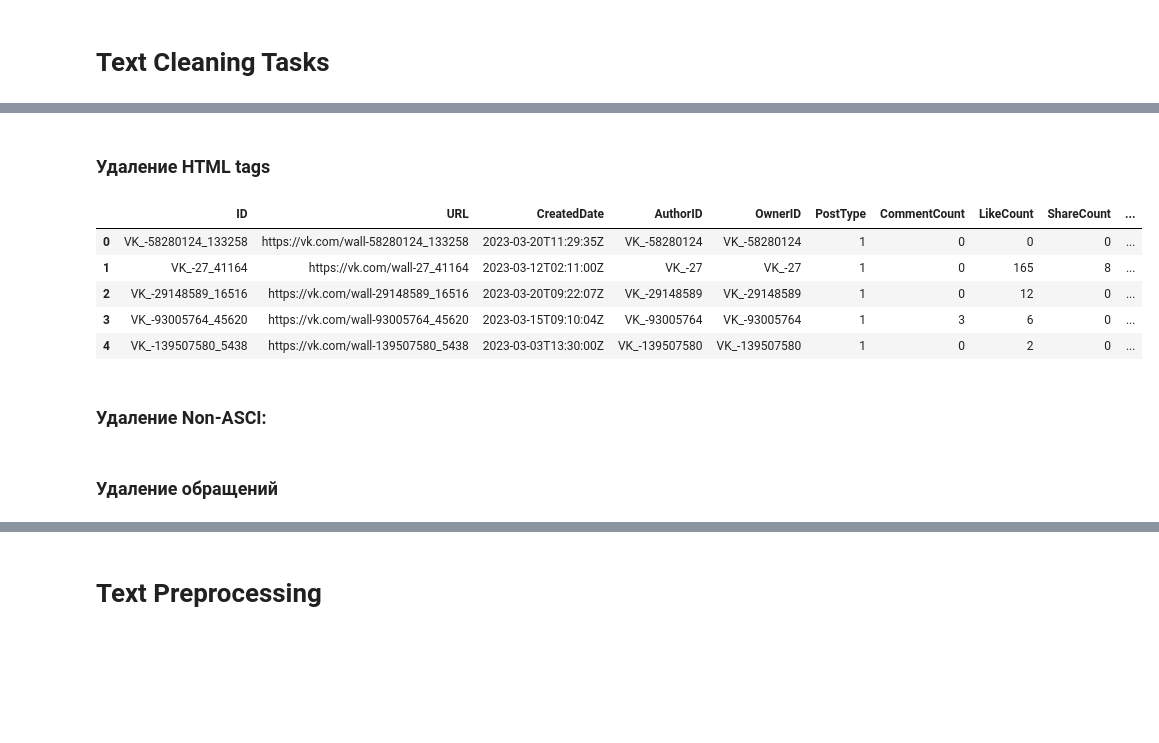
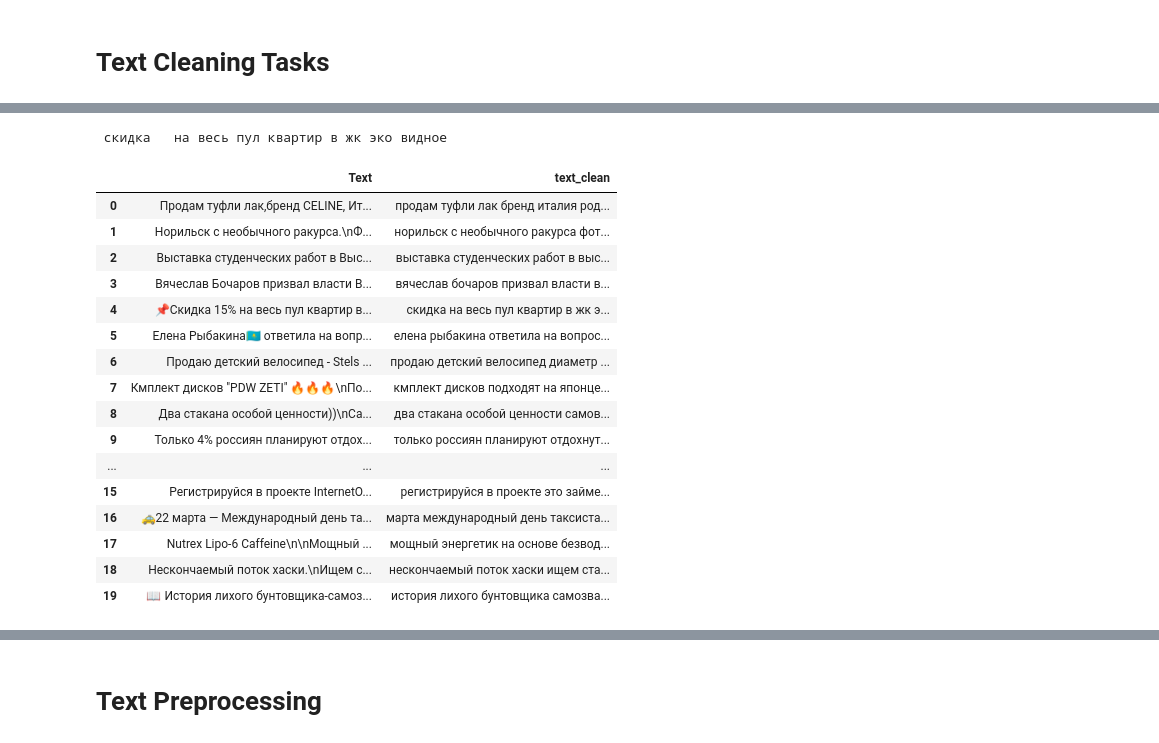
Before and after one commit to mr1er0y/VK_Topic_modeling, a Jupyter notebook: lab_work.ipynb, the cells around one changed output, grey strips where cells are left out. Saved outputs shown, nothing was run; the diff lists cells and outputs as text; code cells hidden in the pictures; blank space fills up the shorter version.

```diff
--- a/lab_work.ipynb
+++ b/lab_work.ipynb
@@ -196,5 +205,0 @@ def remove_URL(text):
-# %%
-# remove urls from the text
-df["text_clean"] = df["text_clean"].apply(lambda x: remove_URL(x))
-# %% [markdown]
-### Удаление HTML tags
@@ -208,14 +206,58 @@ def remove_html(text):
-# %%
-# remove html from the text
-df["text_clean"] = df["text_clean"].apply(lambda x: remove_html(x))
+# %%
+def text_cleaning(text, remove_punct=True):
+    text = text.lower()
+
+    # Change Ёё to е
+    text = re.sub('[Ёё]', 'е',  text)
+
+    # Remove the links
+    text = re.sub(r"https?://\S+|www\.\S+", "", text)
+
+    # Remove the html
+    html = re.compile(r"<.*?>|&([a-z0-9]+|#[0-9]{1,6}|#x[0-9a-f]{1,6});")
+    text = re.sub(html, "", text)
+
+    # Удаление обращений в потсах в ВК
+    text = re.sub(r'\[.*?\]', '', text)
+
+    # Оставляем только русские симовлы
+    text = re.sub(r'[^а-яА-Я!"$%&\'()*+,./:;=#@?[\\^_`{|}~-]+', r' ', text)
+    if remove_punct:
+        # Remove the punctuation
+        text = re.sub(r'[]!"$%&\'()*+,./:;=#@?[\\^_`{|}~-]+', " ", text)
+    return text
+
+print(text_cleaning("📌Скидка 15% на весь пул квартир в ЖК Эко Видное"))
+# %% [output]
+ скидка   на весь пул квартир в жк эко видное
+# %%
+df["text_clean"] = df["Text"].apply(text_cleaning)
+
+# Удаляем все строки, где текст отсутствует
+df = df[df["text_clean"].str.strip() != ""]
+
+# Удаляем дубликаты
+df = df.drop_duplicates("text_clean")
+df = df[df["text_clean"].apply(lambda x: len(x)) > 30]
+
+assert sum(df.duplicated("text_clean", keep=False)) == 0, "Дубликатов не должно быть"
 # %%
-df.head(5)
+df[["Text", "text_clean"]].head(20)
 # %% [output]
-|  | ID | URL | CreatedDate | AuthorID | OwnerID | PostType | CommentCount | LikeCount | ShareCount | ... |
-| 0 | VK_-58280124_133258 | https://vk.com/wall-58280124_133258 | 2023-03-20T11:29:35Z | VK_-58280124 | VK_-58280124 | 1 | 0 | 0 | 0 | ... |
-| 1 | VK_-27_41164 | https://vk.com/wall-27_41164 | 2023-03-12T02:11:00Z | VK_-27 | VK_-27 | 1 | 0 | 165 | 8 | ... |
-| 2 | VK_-29148589_16516 | https://vk.com/wall-29148589_16516 | 2023-03-20T09:22:07Z | VK_-29148589 | VK_-29148589 | 1 | 0 | 12 | 0 | ... |
-| 3 | VK_-93005764_45620 | https://vk.com/wall-93005764_45620 | 2023-03-15T09:10:04Z | VK_-93005764 | VK_-93005764 | 1 | 3 | 6 | 0 | ... |
-| 4 | VK_-139507580_5438 | https://vk.com/wall-139507580_5438 | 2023-03-03T13:30:00Z | VK_-139507580 | VK_-139507580 | 1 | 0 | 2 | 0 | ... |
+|  | Text | text_clean |
+| 0 | Продам туфли лак,бренд CELINE, Ит... | продам туфли лак бренд италия род... |
+| 1 | Норильск с необычного ракурса.\nФ... | норильск с необычного ракурса фот... |
+| 2 | Выставка студенческих работ в Выс... | выставка студенческих работ в выс... |
+| 3 | Вячеслав Бочаров призвал власти В... | вячеслав бочаров призвал власти в... |
+| 4 | 📌Скидка 15% на весь пул квартир в... | скидка на весь пул квартир в жк э... |
+| 5 | Елена Рыбакина🇰🇿 ответила на вопр... | елена рыбакина ответила на вопрос... |
+| 6 | Продаю детский велосипед - Stels ... | продаю детский велосипед диаметр ... |
+| 7 | Кмплект дисков "PDW ZETI" 🔥🔥🔥\nПо... | кмплект дисков подходят на японце... |
+| 8 | Два стакана особой ценности))\nСа... | два стакана особой ценности самов... |
+| 9 | Только 4% россиян планируют отдох... | только россиян планируют отдохнут... |
+| ... | ... | ... |
+| 15 | Регистрируйся в проекте InternetO... | регистрируйся в проекте это займе... |
+| 16 | 🚕22 марта — Международный день та... | марта международный день таксиста... |
+| 17 | Nutrex Lipo-6 Caffeine\n\nМощный ... | мощный энергетик на основе безвод... |
+| 18 | Нескончаемый поток хаски.\nИщем с... | нескончаемый поток хаски ищем ста... |
+| 19 | 📖 История лихого бунтовщика-самоз... | история лихого бунтовщика самозва... |
-# %% [markdown]
-### Удаление Non-ASCI:
@@ -231,2 +263,0 @@ def remove_non_ascii(text):
-# %% [markdown]
-### Удаление обращений
```
Also changed, not shown: parts of 49 cells of this notebook.
